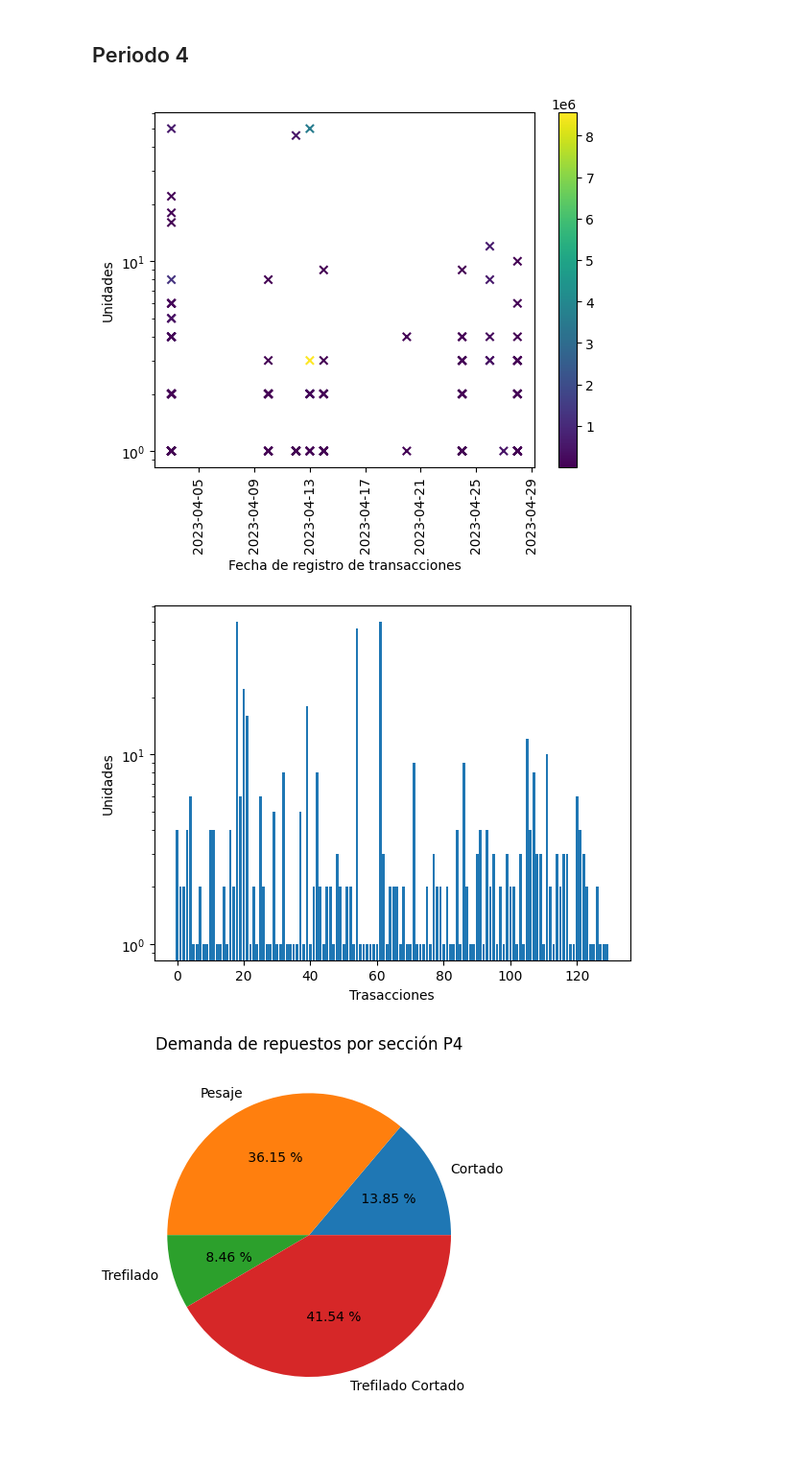
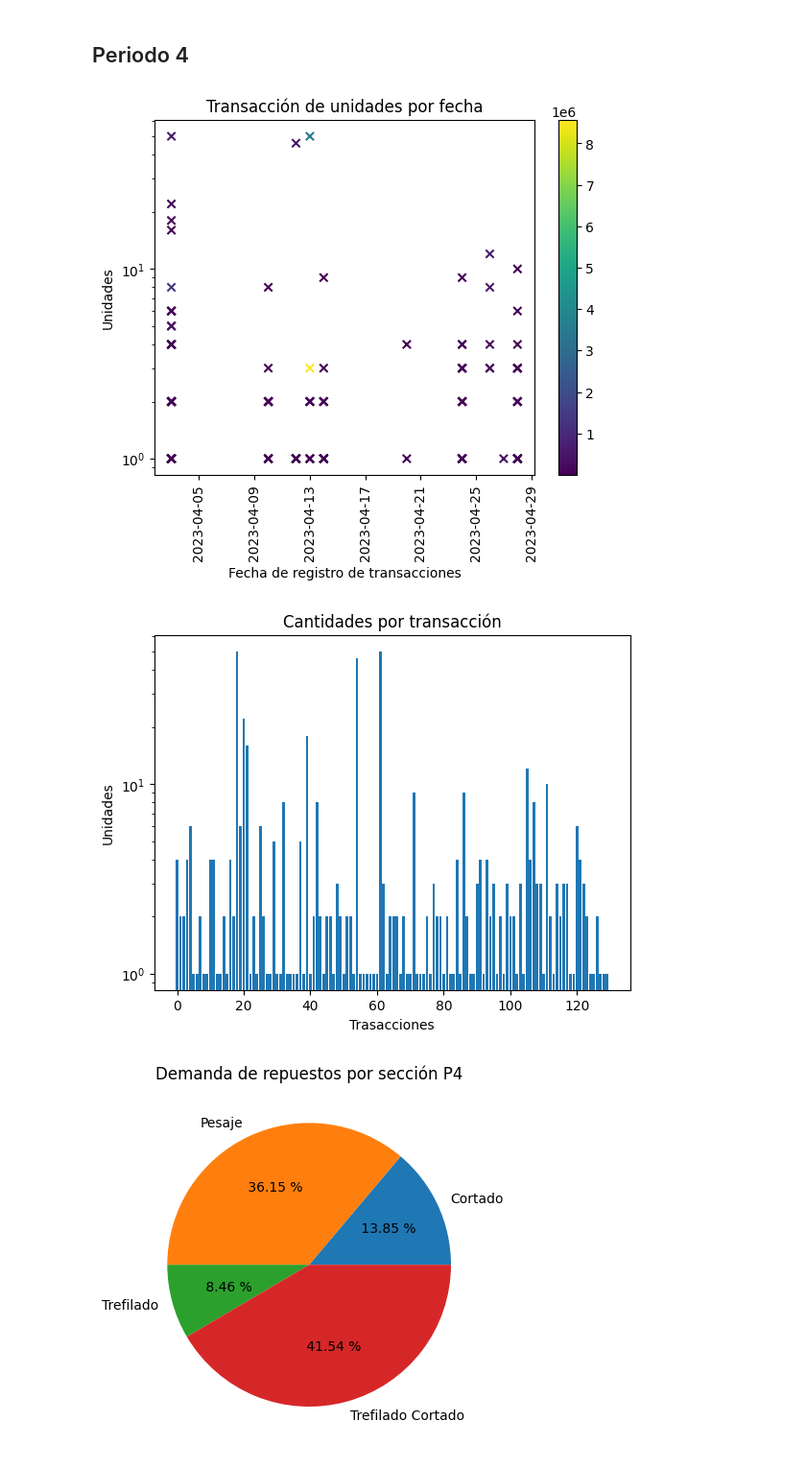
Before and after one commit to 4191451/PROYECTO-BIG-DATA, a Jupyter notebook: Proyecto_Almacen_de_Refacciones_DANIEL_GUERRERO_JOHAN_TORRES.ipynb, the cells around one changed output. Shown at 96% size. Cells and saved outputs as stored; diff of their text form; code cells hidden in the pictures.

```diff
--- a/Proyecto_Almacen_de_Refacciones_DANIEL_GUERRERO_JOHAN_TORRES.ipynb
+++ b/Proyecto_Almacen_de_Refacciones_DANIEL_GUERRERO_JOHAN_TORRES.ipynb
@@ -492,16 +498,18 @@ pl.colorbar()
 pl.yscale("log")
 pl.xlabel('Fecha de registro de transacciones')
 pl.ylabel('Unidades')
+pl.title('Transacción de unidades por fecha')
 _ = pl.xticks(rotation=90)
 # %% [output]
-[figure, old version]
+[figure, new version]
 # %%
 pl.bar(np.arange(len(DP4['Cantidad total reg.'])), DP4['Cantidad total reg.'])
 pl.yscale('log')
 pl.xlabel('Trasacciones')
+pl.title('Cantidades por transacción')
 _= pl.ylabel('Unidades')
 # %% [output]
-[figure, old version]
+[figure, new version]
 # %%
 # Grafico de torta
 data_head, counts = np.unique(DP4['Denominación del objeto'], return_counts= True)
```
Also changed, not shown: parts of 31 cells of this notebook.
